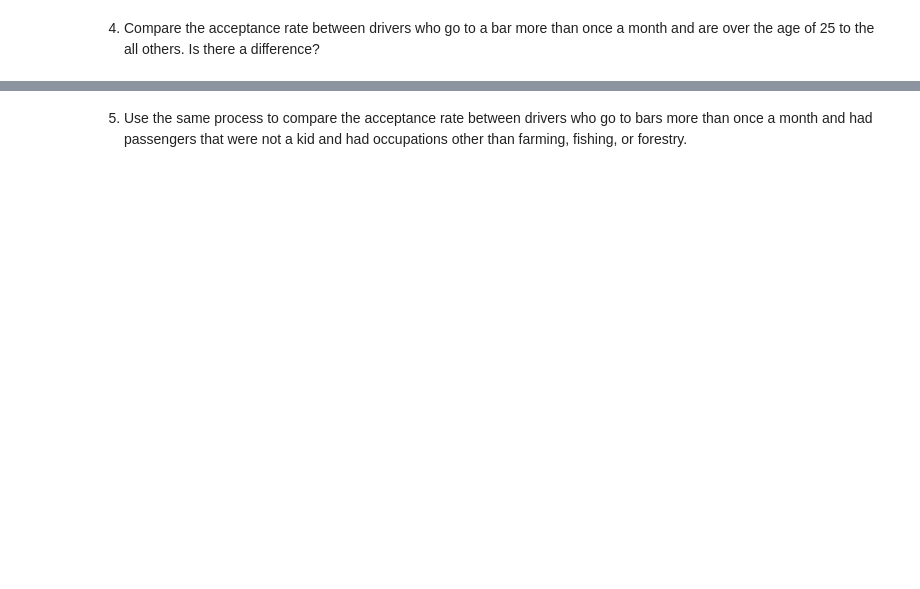
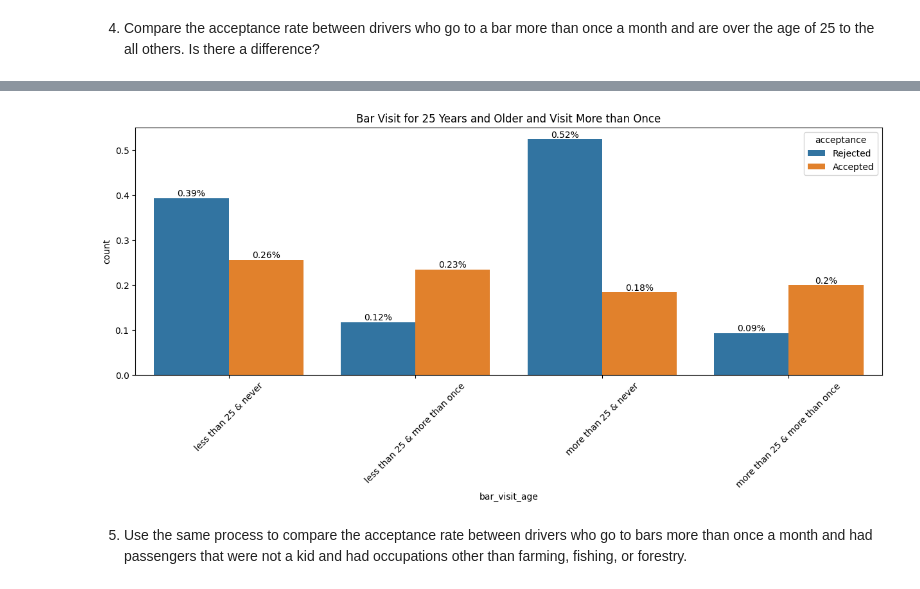
Before and after one commit to arezazadeh/EDA-Coupon_Acceptance, a Jupyter notebook: coupon_activity.ipynb, the cells around one changed output, grey strips where cells are left out. Cells and saved outputs as stored; diff of their text form; code cells hidden in the pictures; blank space fills up the shorter version.

```diff
--- a/coupon_activity.ipynb
+++ b/coupon_activity.ipynb
@@ -345,0 +341,3 @@ sns.barplot(data=less_than_25.rename(columns={0: "Count"}), x="acceptance", y="C
+# %%
+bar_coupons["bar_visit"] = bar_coupons[["Bar"]].apply(create_bar_visit_col, axis=1, raw=True)
+bar_coupons["age_comp"] = bar_coupons[["age"]].apply(create_age_col, axis=1,raw=True)
@@ -345,0 +353,5 @@ sns.barplot(data=less_than_25.rename(columns={0: "Count"}), x="acceptance", y="C
+# %%
+bar_coupons_per_age_visit = bar_coupons.groupby("age_comp")[["bar_visit", "acceptance"]].value_counts(normalize=True).reset_index()
+bar_coupons_per_age_visit["bar_visit_age"] = bar_coupons_per_age_visit["age_comp"] + " & " + bar_coupons_per_age_visit["bar_visit"]
+# %%
+bar_coupons_per_age_visit = bar_coupons_per_age_visit.drop(["age_comp", "bar_visit"], axis=1)
@@ -346,2 +370,19 @@ sns.barplot(data=less_than_25.rename(columns={0: "Count"}), x="acceptance", y="C
+# %%
+bar_coupons_per_age_visit.rename(columns={0: "count"}, inplace=True)
+# %%
+plt.figure(figsize=(15,5))
+
+age_visit_barplt = sns.barplot(data=bar_coupons_per_age_visit, x="bar_visit_age", y="count", hue="acceptance");
+
+age_visit_barplt.set(title="Bar Visit for 25 Years and Older and Visit More than Once");
+
+plt.xticks(rotation=45);
+
+
+for i in age_visit_barplt.containers:
+    labels = list(map(lambda x: str(round(x, 2)) + "%", i.datavalues))
+    age_visit_barplt.bar_label(i, labels=labels)
+# %% [output]
+[figure, added]
 # %% [markdown]
 5. Use the same process to compare the acceptance rate between drivers who go to bars more than once a month and had passengers that were not a kid and had occupations other than farming, fishing, or forestry.
```
Also changed, not shown: parts of 37 cells of this notebook, 2 other files.
